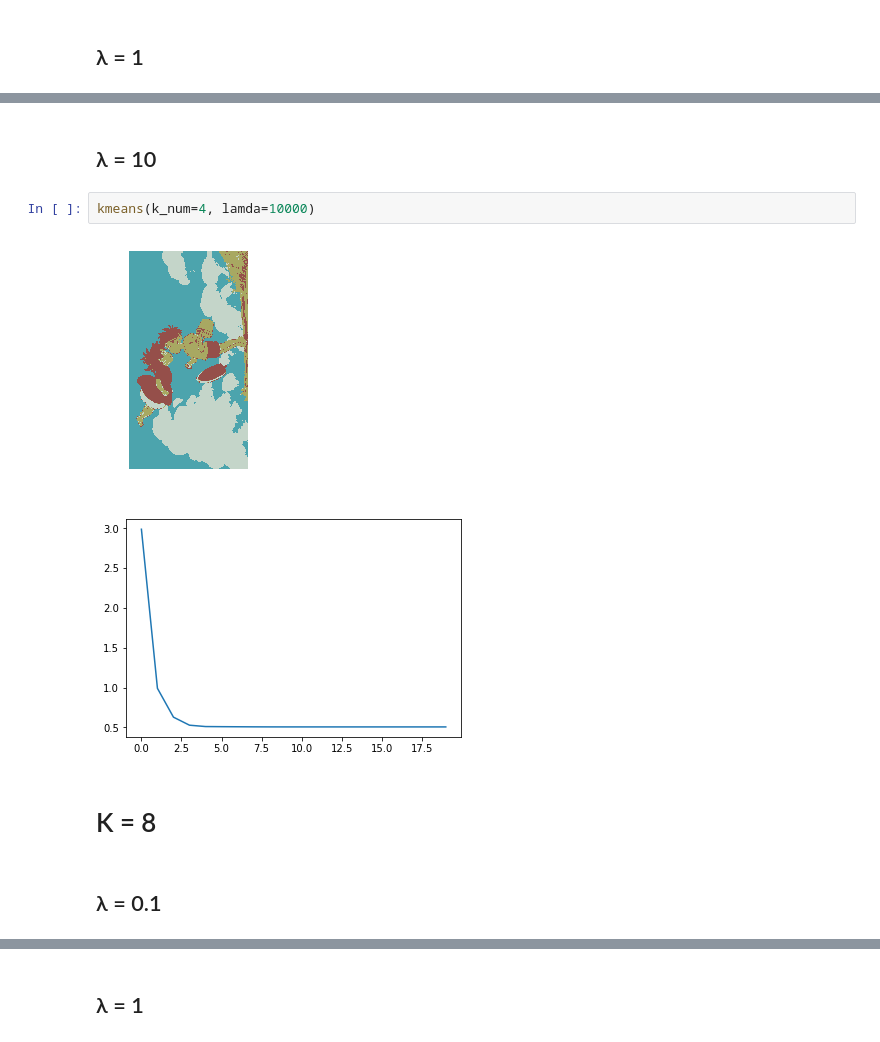
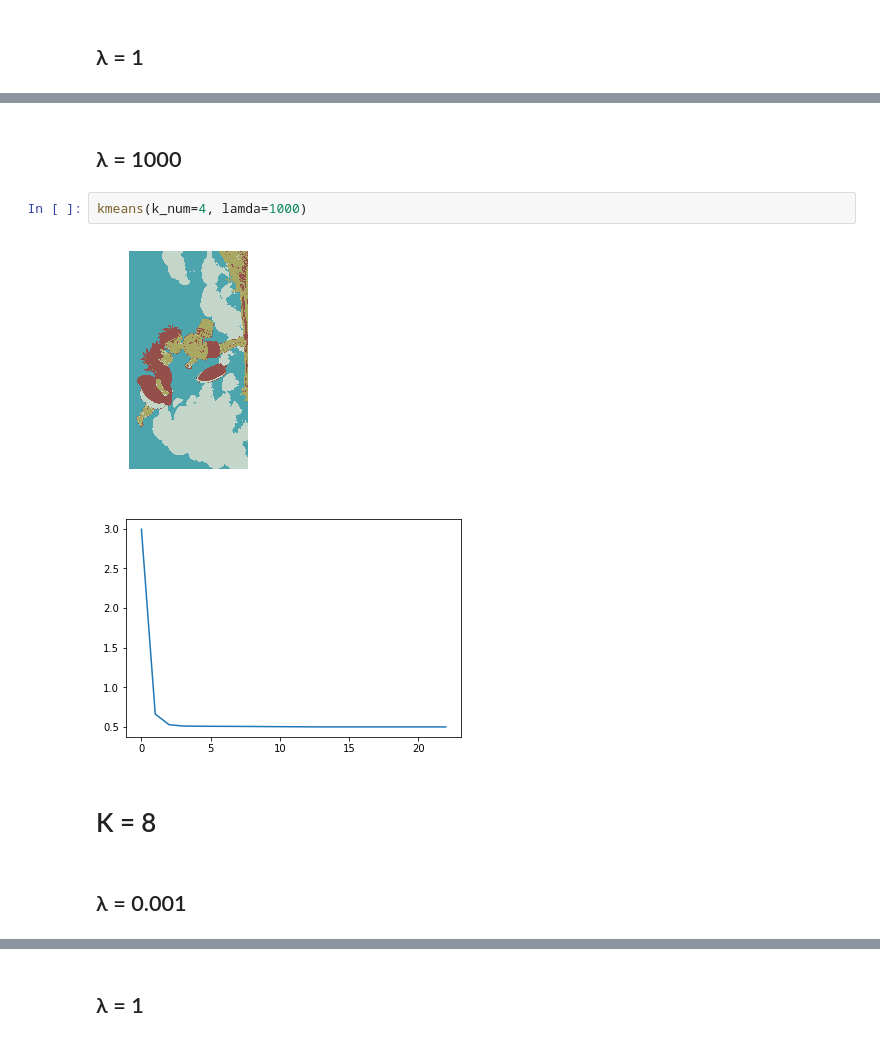
Before and after one commit to yuseon27/PatternRecognition, a Jupyter notebook: Assignment07/Assignment 07.ipynb, the cells around one changed output, grey strips where cells are left out. Drawn from its saved outputs; the diff is of its cells as text.

```diff
--- a/Assignment07/Assignment 07.ipynb
+++ b/Assignment07/Assignment 07.ipynb
@@ -269,12 +252,12 @@ kmeans(k_num=4, lamda=1)
 # %% [markdown]
-## λ = 10
+## λ = 1000
 # %%
-kmeans(k_num=4, lamda=10000)
+kmeans(k_num=4, lamda=1000)
 # %% [output]
 [figure]
-[figure, old version]
+[figure, new version]
 # %% [markdown]
 # K = 8
 # %% [markdown]
-## λ = 0.1
+## λ = 0.001
 # %%
```
Also changed, not shown: parts of 16 cells of this notebook.
